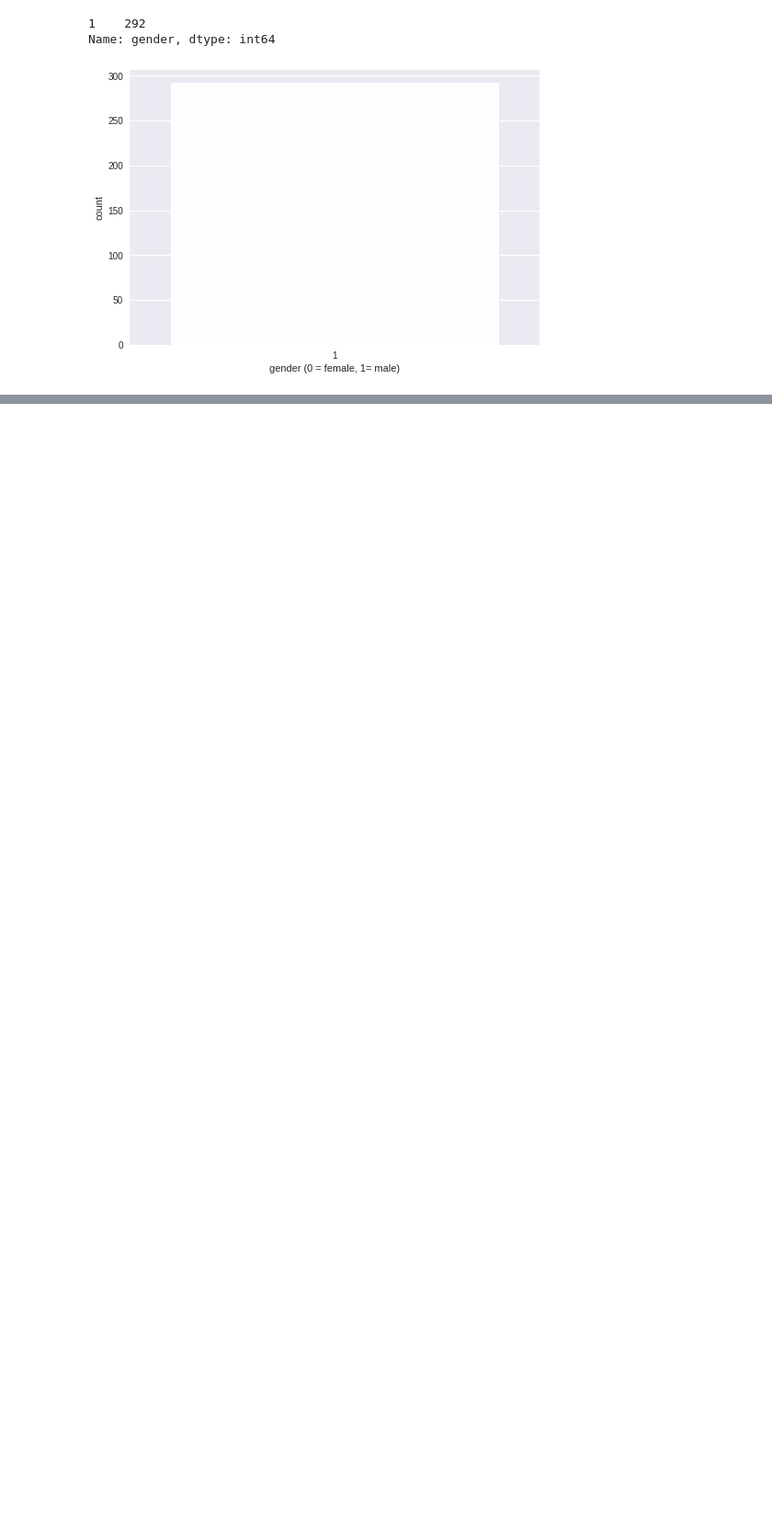
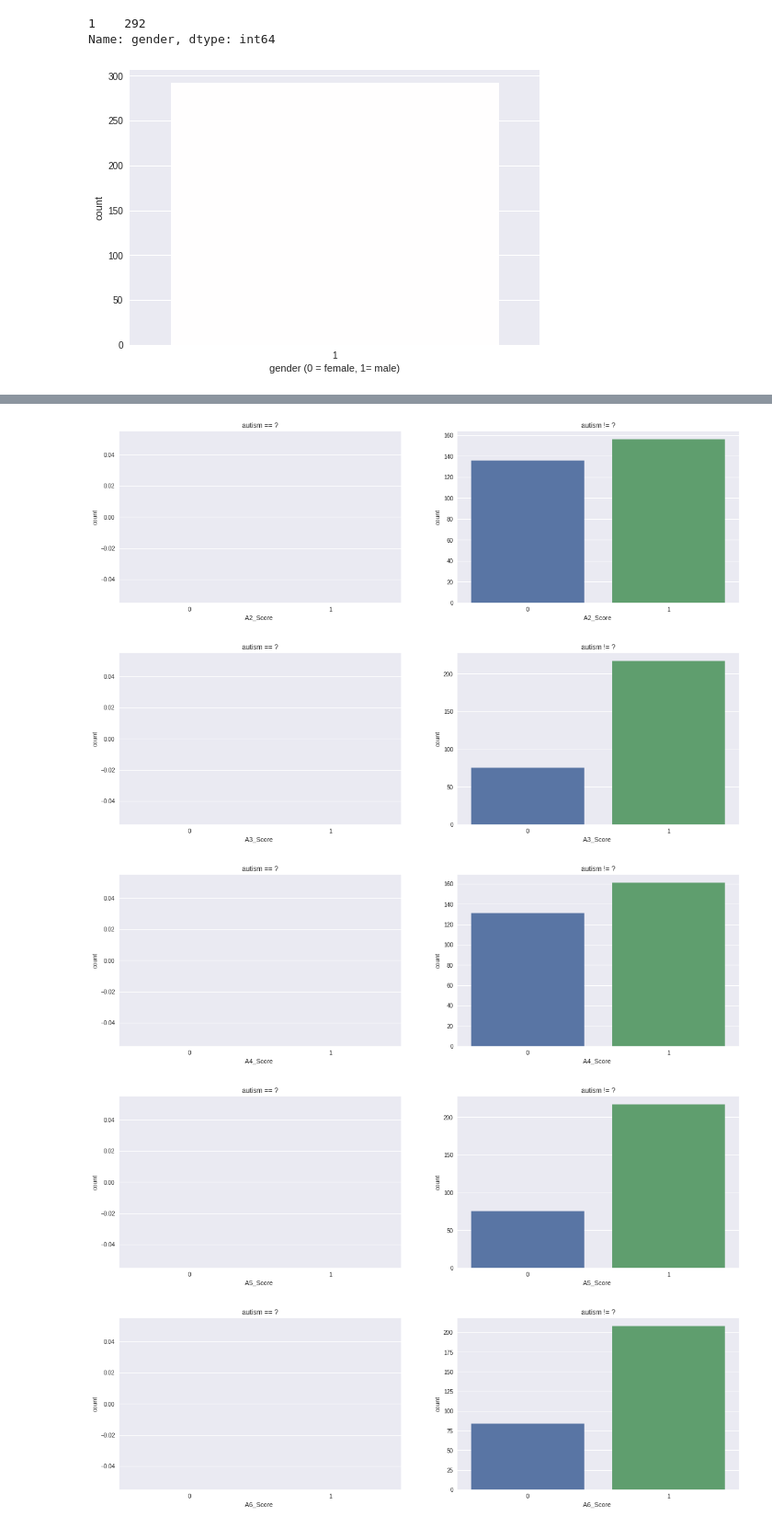
Before and after one commit to Anandharajan/DriverBehaviour, a Jupyter notebook: autism.ipynb, the cells around one changed output, grey strips where cells are left out. Shown: that part at 92% size. Drawn from its saved outputs; the diff is of its cells as text; code cells hidden in the pictures; blank space fills up the shorter version.

```diff
--- a/autism.ipynb
+++ b/autism.ipynb
@@ -64,0 +74,7 @@ plt.show()
+# %%
+X = df.drop(['A1_Score'], axis=1)
+y = df['A1_Score']
+# %%
+for attr in X.columns:
+    print('\n*', attr, '*')
+    print(X[attr].value_counts())
@@ -64,0 +99,26 @@ plt.show()
+# %%
+X.drop(['veil-type'], axis=1, inplace=True)
+# %%
+for attr in X.columns:
+    #Format subplots
+    fig, ax = plt.subplots(1,2)
+    plt.subplots_adjust(right=2)
+
+    #Construct values to count in each column
+    a=set(X[X['autism']=='?'][attr])
+    b=set(X[X['autism']!='?'][attr])
+    c = a.union(b)
+    c = np.sort(np.array(list(c)))
+
+    #Build each subplot
+    sns.countplot(x=X[X['autism']=='?'][attr], order=c, ax=ax[0]).set_title('autism == ?')
+    sns.countplot(x=X[X['autism']!='?'][attr], order=c, ax=ax[1]).set_title('autism != ?')
+
+    #Plot the plots
+    fig.show()
+# %% [output]
+[figure, added]
+[figure, added]
+[figure, added]
+[figure, added]
+[figure, added]
```
Also changed, not shown: parts of 3 cells of this notebook.
